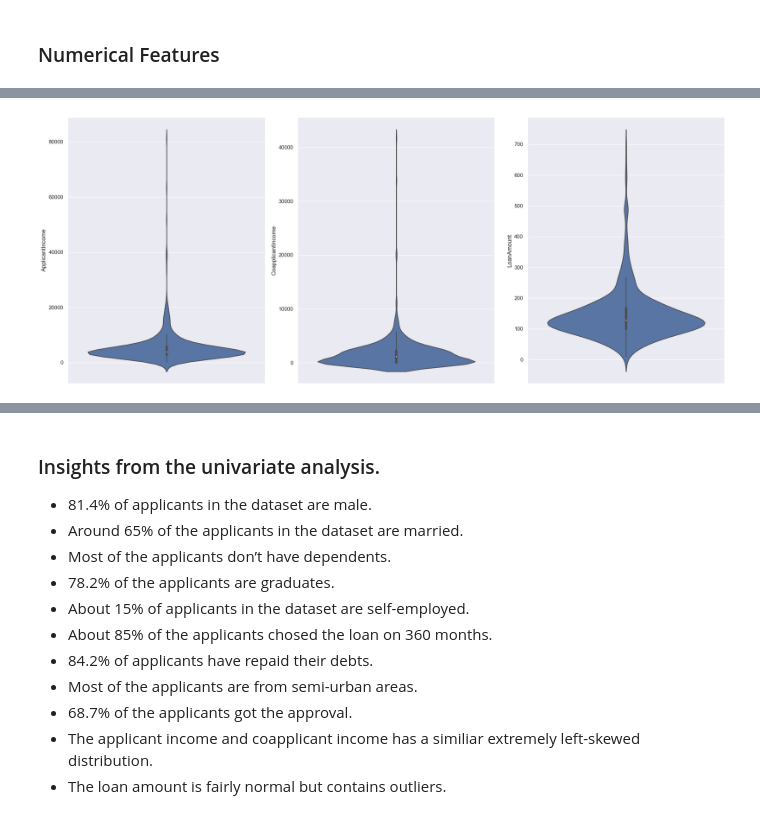
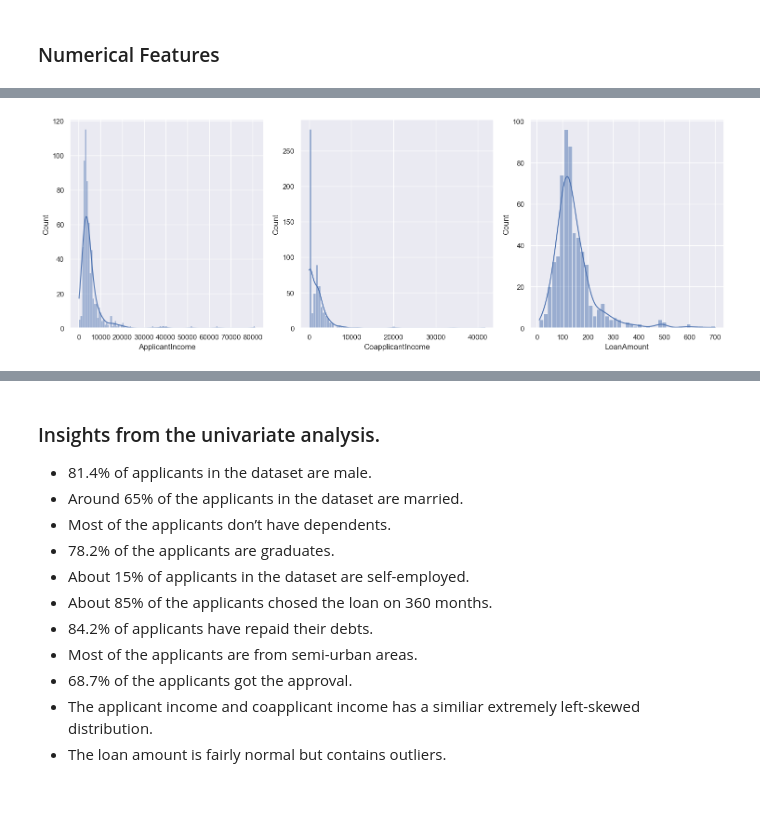
Before and after one commit to ahmedelgamal0/Loan-Eligibility-Prediction, a Jupyter notebook: Loan_Predection.ipynb, the cells around one changed output, grey strips where cells are left out. Saved outputs shown, nothing was run; the diff lists cells and outputs as text; code cells hidden in the pictures.

```diff
--- a/Loan_Predection.ipynb
+++ b/Loan_Predection.ipynb
@@ -119,27 +121,3 @@ Univariate analysis is used in this section to analyze each variable individuall
 **For categorical features** ,frequency tables or bar plots can be used to calculate the number of each category in a particular variable.
 # %% [markdown]
 ### Categorical Features
-# %%
-# Visualizing categorical data individually
-categorical_var = ['Gender', 'Married', 'Dependents', 'Education', 'Self_Employed', 'Property_Area', 'Credit_History', 'Loan_Status']
-
-# Create figure with subplots
-fig, axs = plt.subplots(nrows=3, ncols=3, figsize=(20, 10))
-
-for i, var in enumerate(categorical_var):
-    if i < len(axs.flat):
-
-        # Each category value count
-        val_count = train[var].value_counts()
-
-        # Create a pie chart
-        axs.flat[i].pie(val_count, labels=val_count.index, autopct='%1.1f%%', startangle=90)
-
-        # Set a title for each subplot
-        axs.flat[i].set_title(f'{var} Distribution')
-
-# Remove the last subplot
-fig.delaxes(axs[2, 2])
-
-# Add spacing between subplots
-fig.tight_layout()
@@ -154,13 +179,3 @@ Text(0.5, 1.0, 'Loan Amount Term')
 [figure]
 # %% [markdown]
 ### Numerical Features
-# %%
-numerical_var = ['ApplicantIncome', 'CoapplicantIncome', 'LoanAmount']
-
-# Create figure with subplots
-fig, axs = plt.subplots(nrows=1, ncols=3, figsize=(20, 5))
-
-for i, var in enumerate(numerical_var):
-    sns.boxplot(y=var, data=train, ax=axs.flat[i])
-
-fig.tight_layout()
@@ -169,9 +181,0 @@ fig.tight_layout()
-# %%
-fig, axs = plt.subplots(nrows=1, ncols=3, figsize=(20, 8))
-
-for i, var in enumerate(numerical_var):
-    sns.violinplot(y=var, data=train, ax=axs.flat[i])
-
-fig.tight_layout()
-# %% [output]
-[figure, removed]
@@ -177,0 +230,4 @@ fig.tight_layout()
+# %%
+visualize_numerical_data(train, numerical_var, 2, 3, (15, 10))
+# %% [output]
+[figure, added]
```
Also changed, not shown: parts of 25 cells of this notebook.
